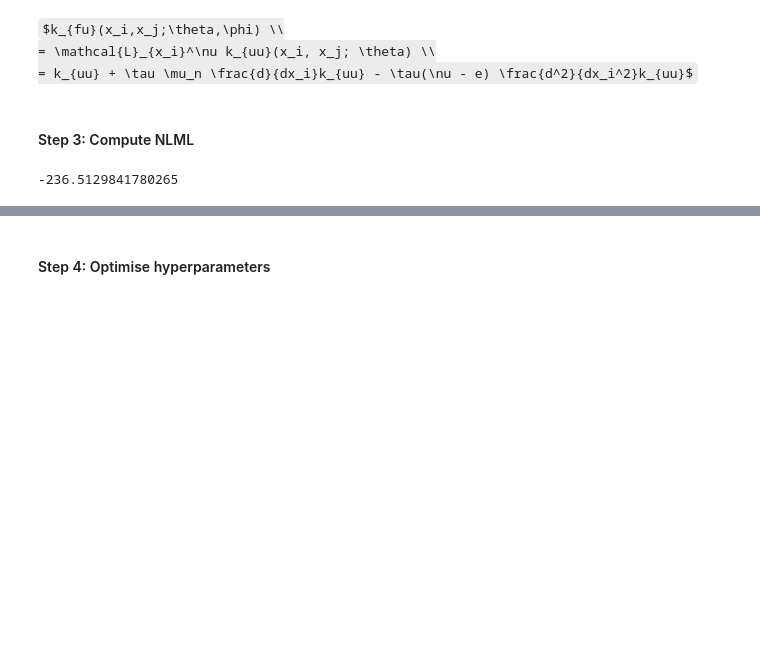
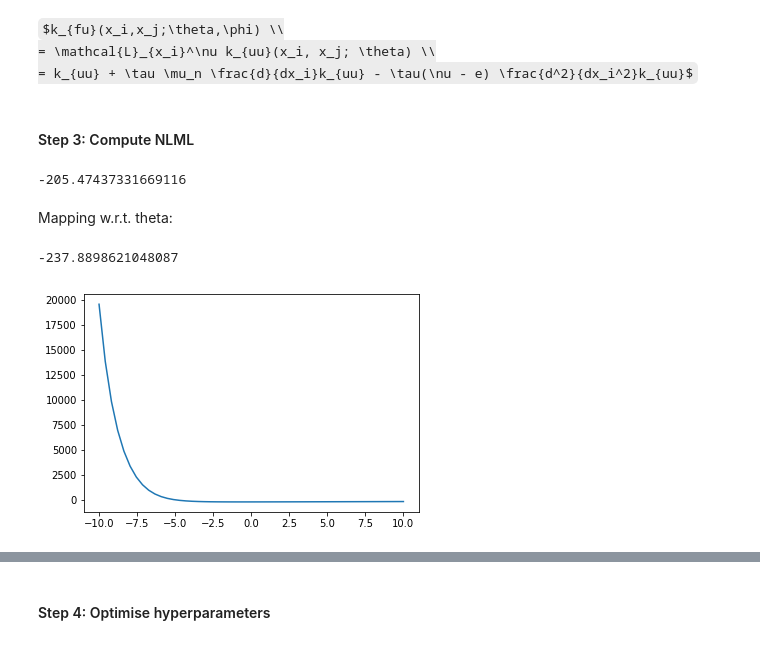
Before and after one commit to ratnania/mlhiphy, a Jupyter notebook: BurgersEquation_ParEst.ipynb, the cells around one changed output, grey strips where cells are left out. Drawn from its saved outputs; the diff is of its cells as text; code cells hidden in the pictures; some formulas as TeX source; blank space fills up the shorter version.

```diff
--- a/BurgersEquation_ParEst.ipynb
+++ b/BurgersEquation_ParEst.ipynb
@@ -131,6 +131,17 @@ def nlml(params, x, y1, y2, s):
     val = 0.5*(np.log(abs(np.linalg.det(K))) + np.mat(y) * np.linalg.inv(K) * np.mat(y).T)
     return val.item(0)
 # %%
-nlml((np.exp(-2.42), 0.43, 6.25), x, y_u, y_f, 1e-6)
+nlml((np.exp(-2.42), 0.53, np.e), x, y_u, y_f, 1e-6)
 # %% [output]
--236.5129841780265
+-205.47437331669116
+# %% [markdown]
+Mapping w.r.t. theta:
+# %%
+z = np.linspace(-10, 10)
+z_out = [nlml((q, 0.53, 6.22), x, y_u, y_f, 1e-6) for q in z]
+plt.plot(z, z_out)
+
+nlml((0.53, 0.53, 6.22), x, y_u, y_f, 1e-6)
+# %% [output]
+-237.8898621048087
+[figure, added]
```
Also changed, not shown: parts of 4 cells of this notebook.
